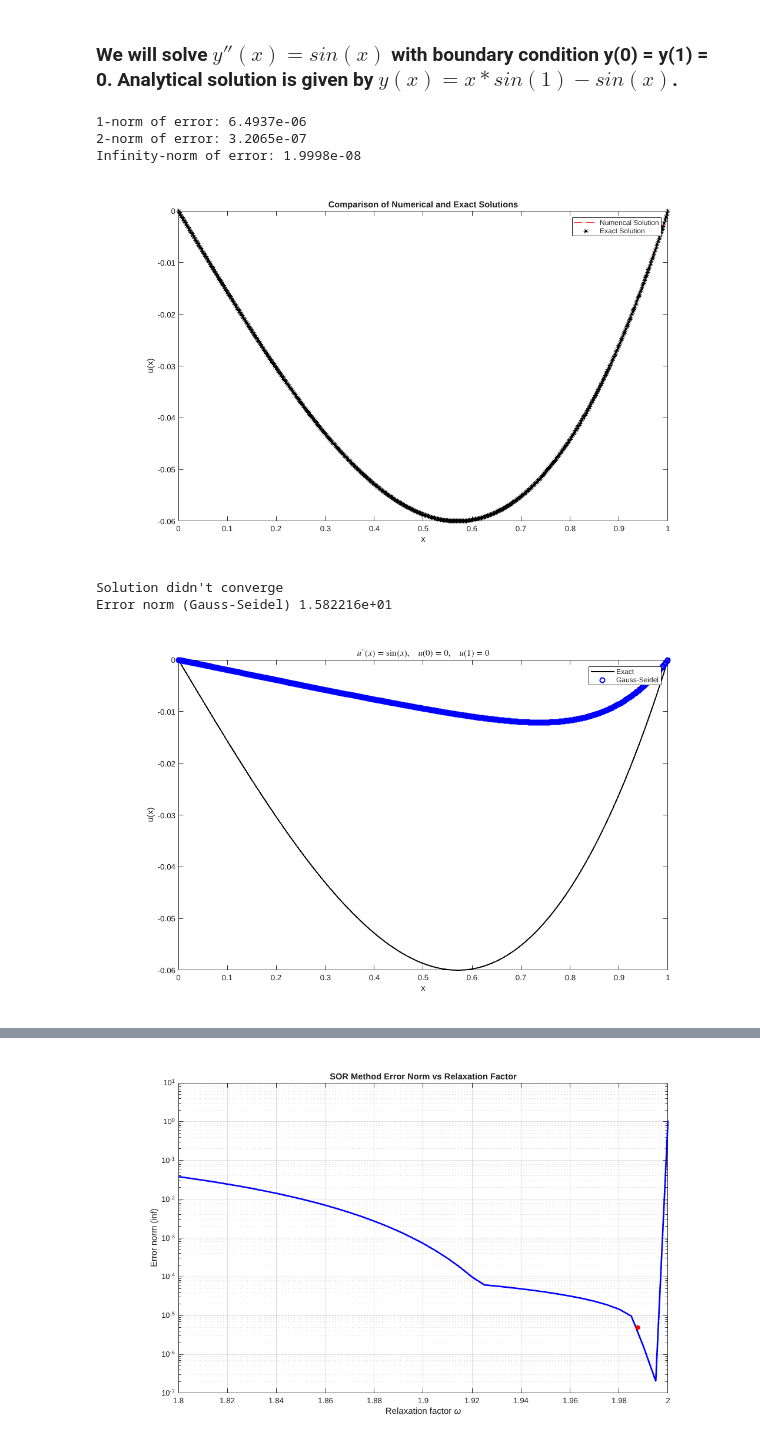
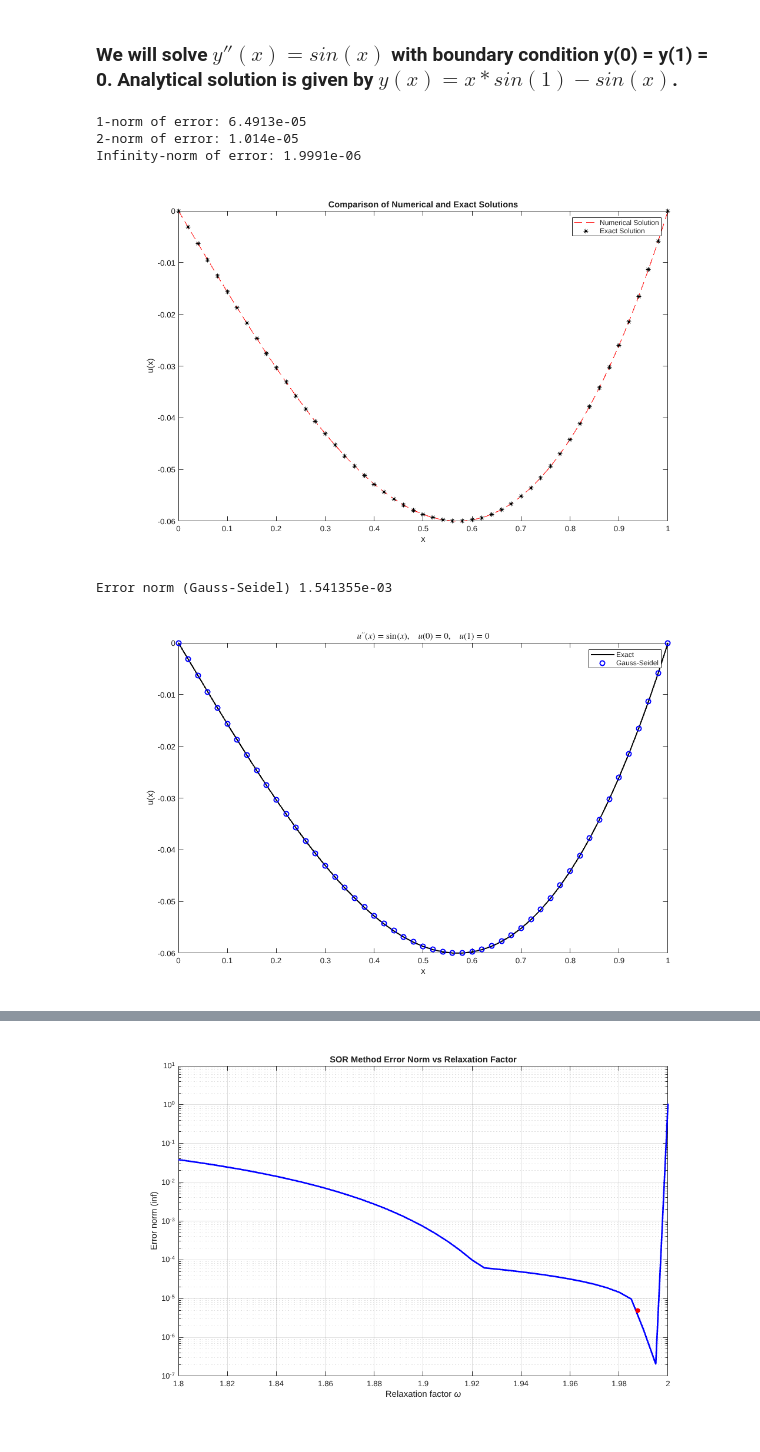
Before and after one commit to biajid/Numerical-Linear-Algebra-, a Jupyter notebook: Sauer_Problems/SOR_Exploration.ipynb, the cells around one changed output, grey strips where cells are left out. Cells and saved outputs as stored; diff of their text form; code cells hidden in the pictures.

```diff
--- a/Sauer_Problems/SOR_Exploration.ipynb
+++ b/Sauer_Problems/SOR_Exploration.ipynb
@@ -1,33 +1,33 @@
 # %% [markdown]
 ### We will solve $y''(x) = sin(x)$ with boundary condition y(0) = y(1) = 0. Analytical solution is given by $y(x) = x * sin(1) - sin(x)$.
 # %%
-n = 500;
+n = 50;
 h = 1 / n;
 x = linspace(0, 1, n+1);
 point_count = n + 1;
 A = diag(2*ones(n-1,1)) + diag(-1*ones(n-2,1),1) + diag(-1*ones(n-2,1),-1);
 b = -h^2 * sin(x(2 : end - 1));
 u = A \ b';
 u = [0, u', 0];
 plot(x, u, '--', 'Color', 'red');
 
 u_exact = x * sin(1) - sin(x);
 hold on;
 plot(x, u_exact, '*', 'color', 'black');
 legend('Numerical Solution', 'Exact Solution');
 hold off;
 xlabel('x');
 ylabel('u(x)');
 title('Comparison of Numerical and Exact Solutions');
 
 disp("1-norm of error: " + norm(u - u_exact, 1))
 disp("2-norm of error: " + norm(u - u_exact, 2))
 disp("Infinity-norm of error: " + norm(u - u_exact, Inf))
 # %% [output]
-1-norm of error: 6.4937e-06
-2-norm of error: 3.2065e-07
-Infinity-norm of error: 1.9998e-08
+1-norm of error: 6.4913e-05
+2-norm of error: 1.014e-05
+Infinity-norm of error: 1.9991e-06
-[figure, old version]
+[figure, new version]
 # %%
 addpath('..');
 % Now we try Gauss-Seidal method that I wrote in the parent directory
@@ -45,9 +45,8 @@ ylabel('u(x)');
 title('$$u^{\prime\prime}(x) = \sin(x), \quad u(0) = 0, \quad u(1) = 0$$');
 set(get(gca, 'Title'), 'Interpreter', 'latex');
 # %% [output]
-Solution didn't converge
-Error norm (Gauss-Seidel) 1.582216e+01
+Error norm (Gauss-Seidel) 1.541355e-03
-[figure, old version]
+[figure, new version]
 # %%
 % Now we try the Jacobi Iteration
 addpath('..');
```
Also changed, not shown: parts of 5 cells of this notebook, 11 other files.
